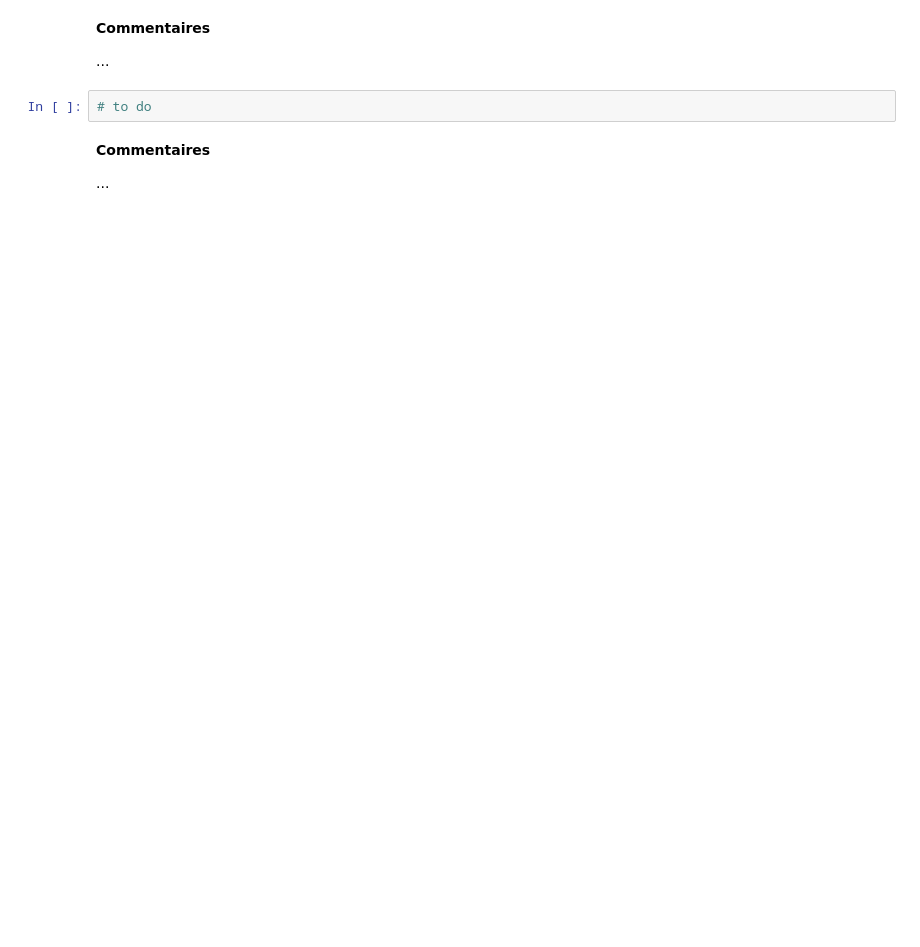
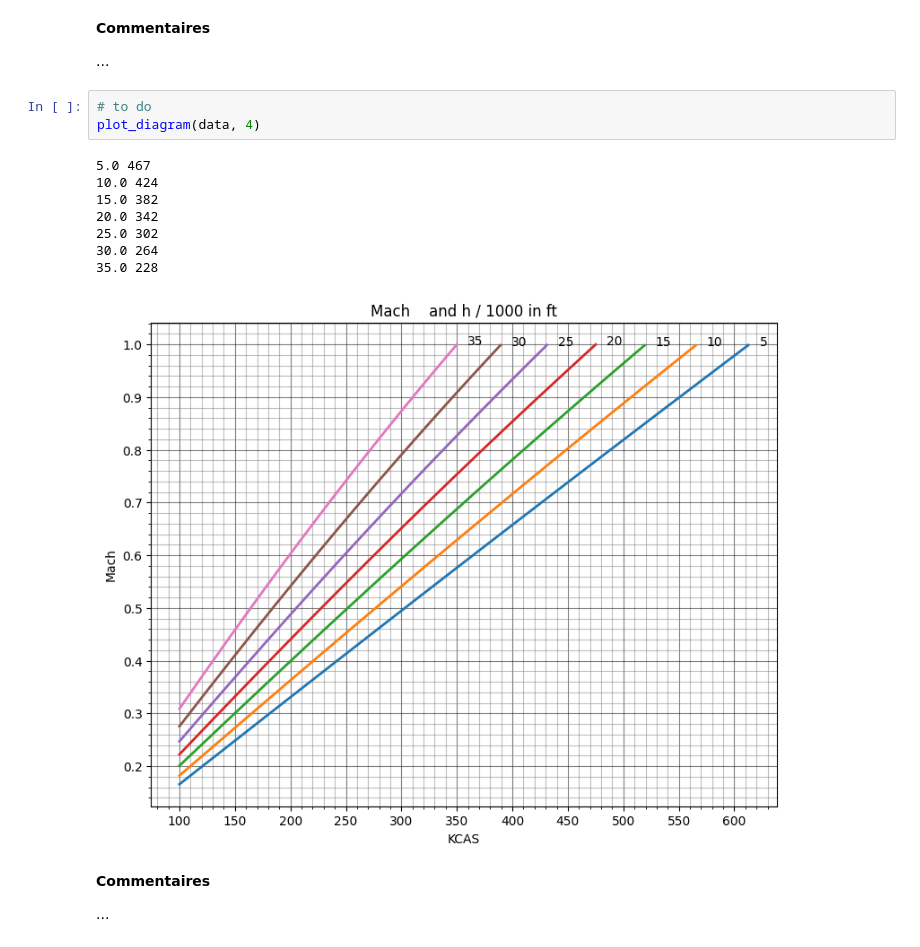
Before and after one commit to GregHsr/TP1_Meca_Vol, a Jupyter notebook: tp1_etudiant.ipynb, the cells around one changed output. Saved outputs shown, nothing was run; the diff lists cells and outputs as text; blank space fills up the shorter version.

```diff
--- a/tp1_etudiant.ipynb
+++ b/tp1_etudiant.ipynb
@@ -900,6 +1093,16 @@ ajouter un commentaire à chaque fois.
 ...
 # %%
 # to do
+plot_diagram(data, 4)
+# %% [output]
+5.0 467
+10.0 424
+15.0 382
+20.0 342
+25.0 302
+30.0 264
+35.0 228
+[figure, added]
 # %% [markdown]
 **Commentaires**
 
```
Also changed, not shown: parts of 21 cells of this notebook.
